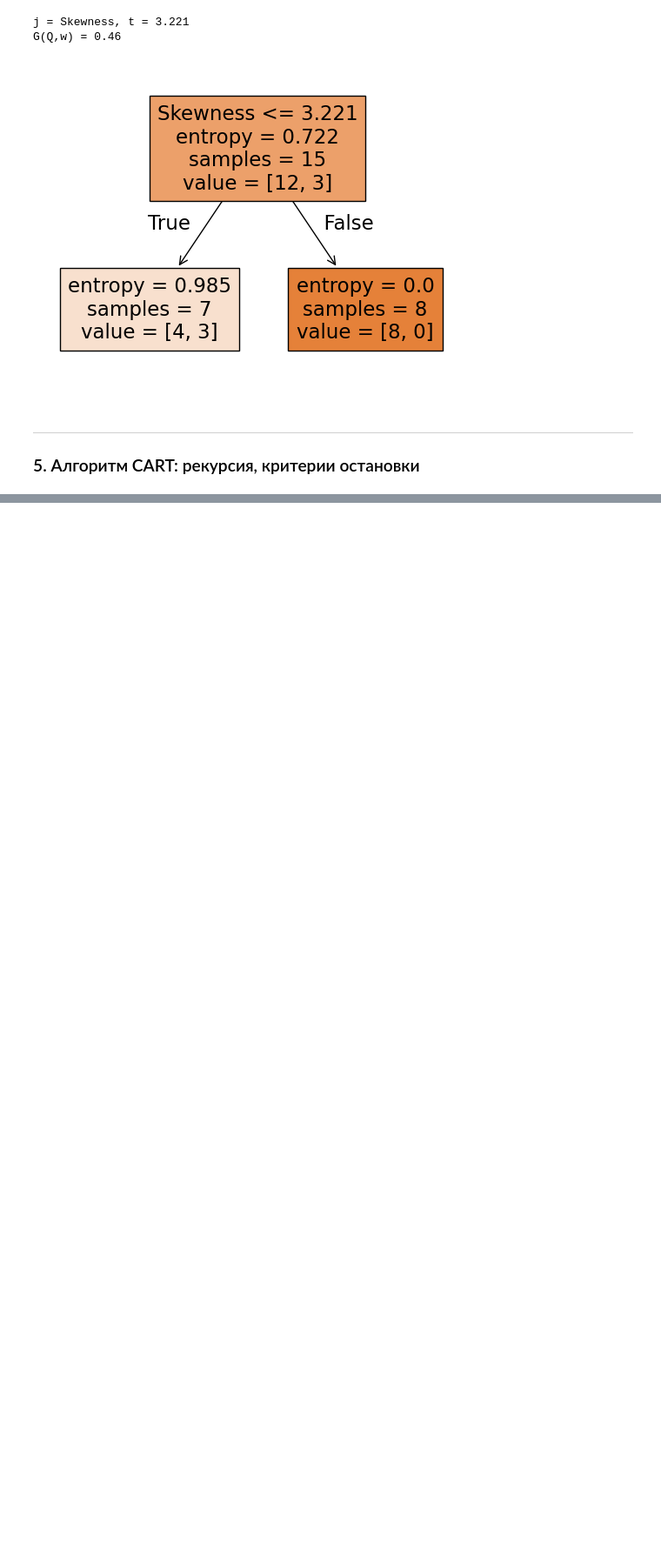
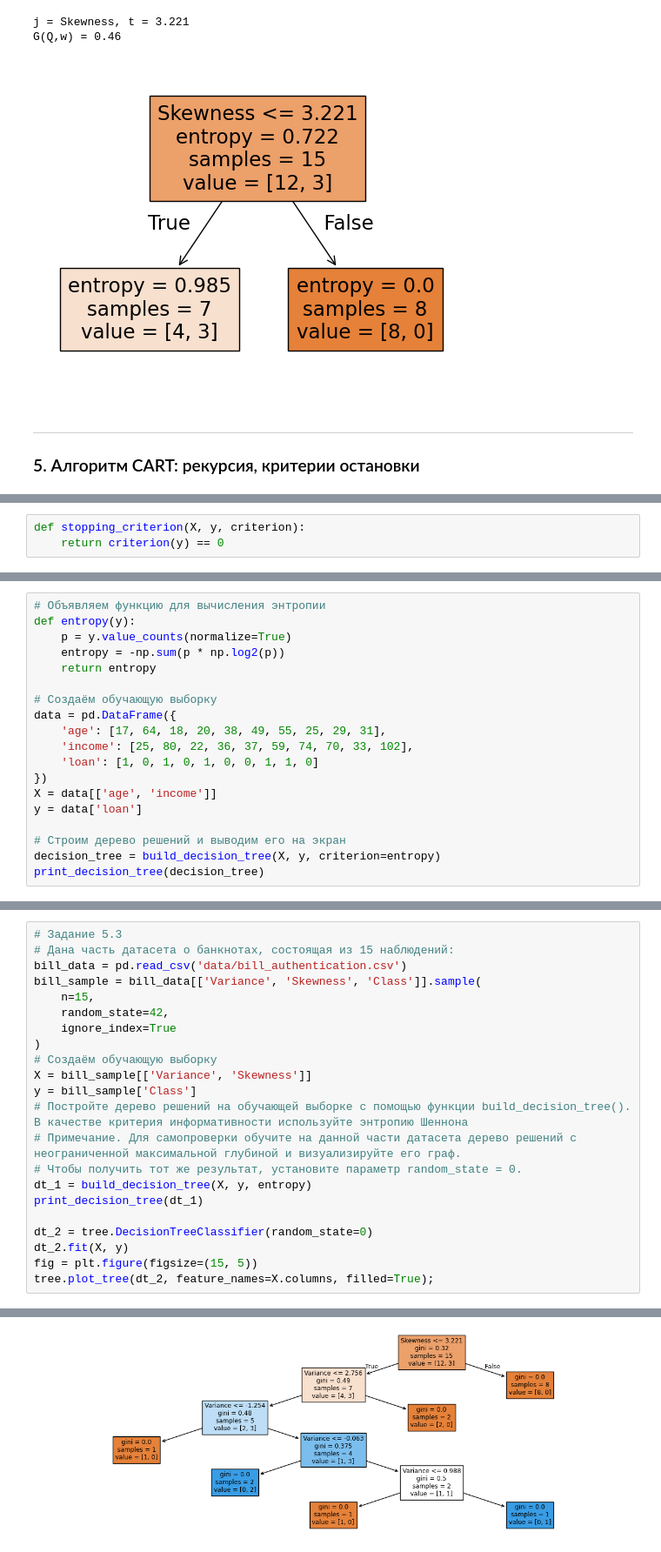
Before and after one commit to Blooodniy/SF_DS, a Jupyter notebook: MATH&ML/MATH&ML-8. Алгоритмы на основе деревьев решений/MATH&ML-8.ipynb, the cells around one changed output, grey strips where cells are left out. Shown at 87% size. Saved outputs shown, nothing was run; the diff lists cells and outputs as text; blank space fills up the shorter version.

```diff
--- a/MATH&ML/MATH&ML-8. Алгоритмы на основе деревьев решений/MATH&ML-8.ipynb
+++ b/MATH&ML/MATH&ML-8. Алгоритмы на основе деревьев решений/MATH&ML-8.ipynb
@@ -370,0 +402,3 @@ G(Q,w) = 0.46
+# %%
+def stopping_criterion(X, y, criterion):
+    return criterion(y) == 0
@@ -370,0 +440,19 @@ G(Q,w) = 0.46
+# %%
+# Объявляем функцию для вычисления энтропии
+def entropy(y):
+    p = y.value_counts(normalize=True)
+    entropy = -np.sum(p * np.log2(p))
+    return entropy
+
+# Создаём обучающую выборку
+data = pd.DataFrame({
+    'age': [17, 64, 18, 20, 38, 49, 55, 25, 29, 31],
+    'income': [25, 80, 22, 36, 37, 59, 74, 70, 33, 102],
+    'loan': [1, 0, 1, 0, 1, 0, 0, 1, 1, 0]
+})
+X = data[['age', 'income']]
+y = data['loan']
+
+# Строим дерево решений и выводим его на экран
+decision_tree = build_decision_tree(X, y, criterion=entropy)
+print_decision_tree(decision_tree)
@@ -370,0 +540,23 @@ G(Q,w) = 0.46
+# %%
+# Задание 5.3
+# Дана часть датасета о банкнотах, состоящая из 15 наблюдений:
+bill_data = pd.read_csv('data/bill_authentication.csv')
+bill_sample = bill_data[['Variance', 'Skewness', 'Class']].sample(
+    n=15,
+    random_state=42,
+    ignore_index=True
+)
+# Создаём обучающую выборку
+X = bill_sample[['Variance', 'Skewness']]
+y = bill_sample['Class']
+# Постройте дерево решений на обучающей выборке с помощью функции build_decision_tree(). В качестве критерия информативности используйте энтропию Шеннона
+# Примечание. Для самопроверки обучите на данной части датасета дерево решений с неограниченной максимальной глубиной и визуализируйте его граф.
+# Чтобы получить тот же результат, установите параметр random_state = 0.
+dt_1 = build_decision_tree(X, y, entropy)
+print_decision_tree(dt_1)
+
+dt_2 = tree.DecisionTreeClassifier(random_state=0)
+dt_2.fit(X, y)
+fig = plt.figure(figsize=(15, 5))
+tree.plot_tree(dt_2, feature_names=X.columns, filled=True);
+# %% [output]
@@ -370,0 +579 @@ G(Q,w) = 0.46
+[figure, added]
```
Also changed, not shown: parts of 50 cells of this notebook, 1 other file.
